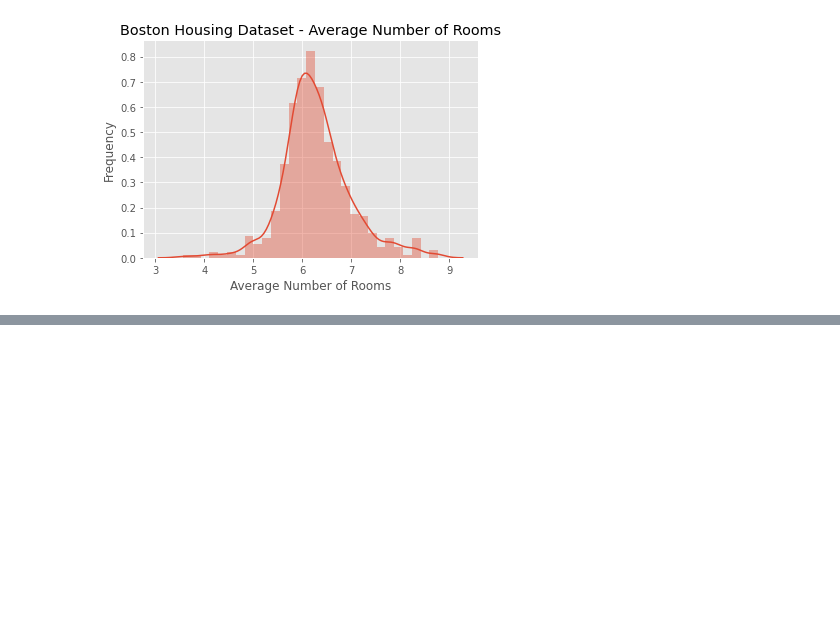
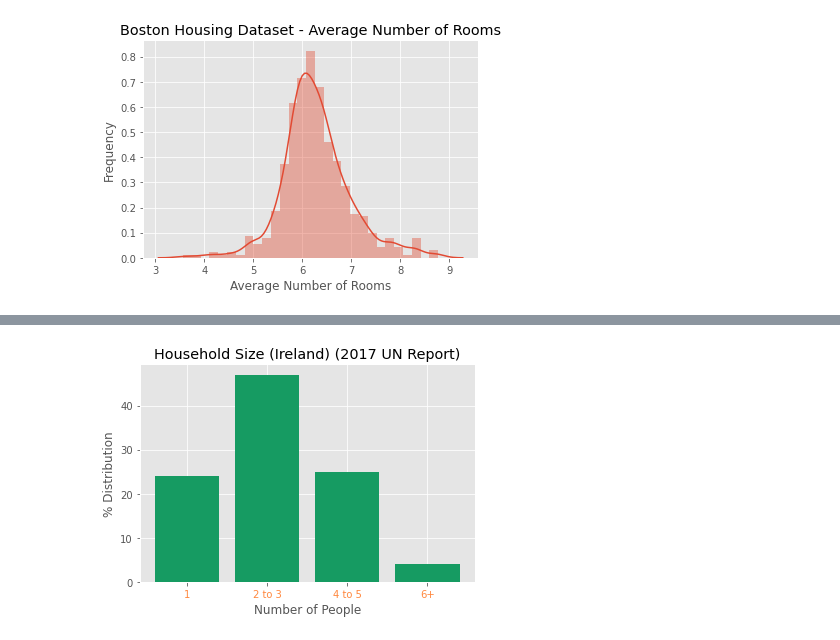
Before and after one commit to dssheldon/ProgDA-Project-SDS, a Jupyter notebook: ProgDA-Project-SDS.ipynb, the cells around one changed output, grey strips where cells are left out. Saved outputs shown, nothing was run; the diff lists cells and outputs as text; code cells hidden in the pictures; blank space fills up the shorter version.

Commit message:
Documented details of the Average household occupancy variable

```diff
--- a/ProgDA-Project-SDS.ipynb
+++ b/ProgDA-Project-SDS.ipynb
@@ -339,0 +400,15 @@ plt.show()
+# %%
+# https://www.un.org/en/development/desa/population/publications/pdf/ageing/household_size_and_composition_around_the_world_2017_data_booklet.pdf
+
+#Distribution of household size size for Ireland from the UN:
+
+
+plt.bar(['1', '2 to 3', '4 to 5', '6+'], [24, 47, 25, 4], color='#169b62', alpha=1)
+plt.xticks(color='#ff883e')
+plt.ylabel('% Distribution')
+plt.xlabel('Number of People')
+plt.title('Household Size (Ireland) (2017 UN Report)')
+
+plt.show()
+# %% [output]
+[figure, added]
```
Also changed, not shown: parts of 8 cells of this notebook.
